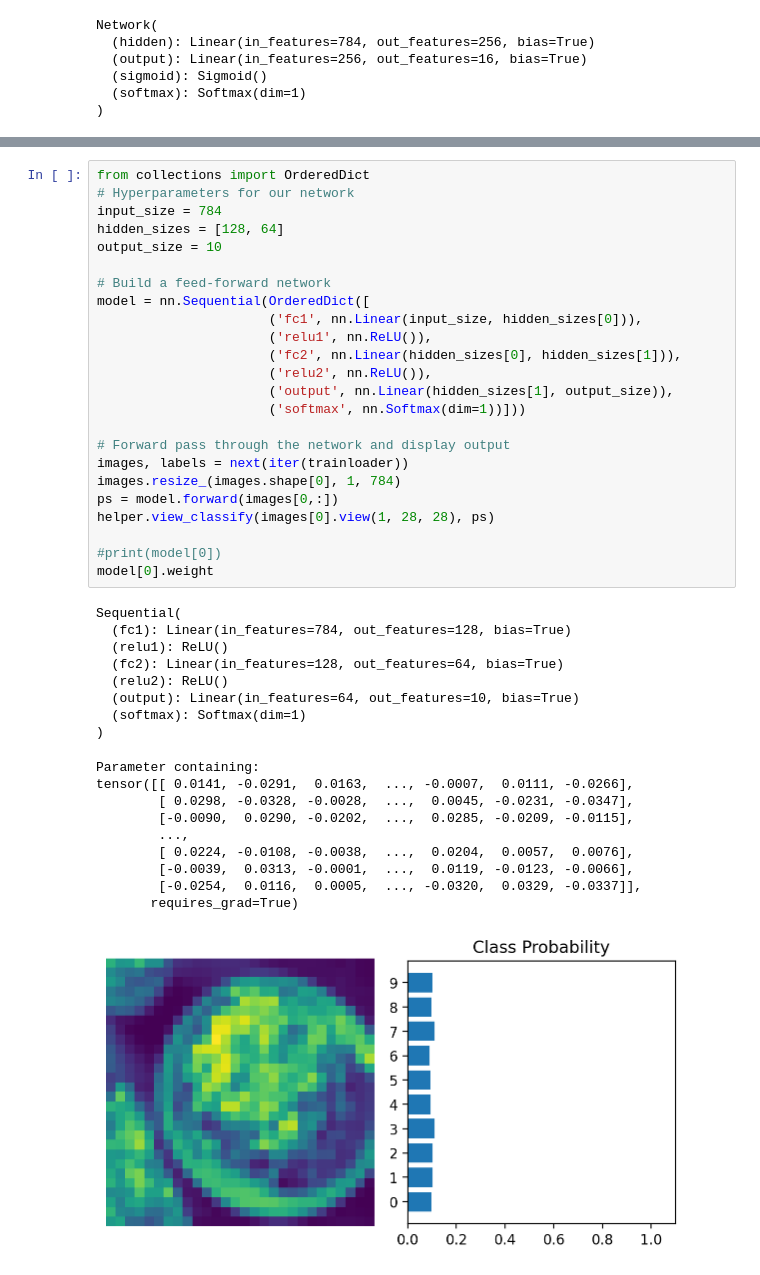
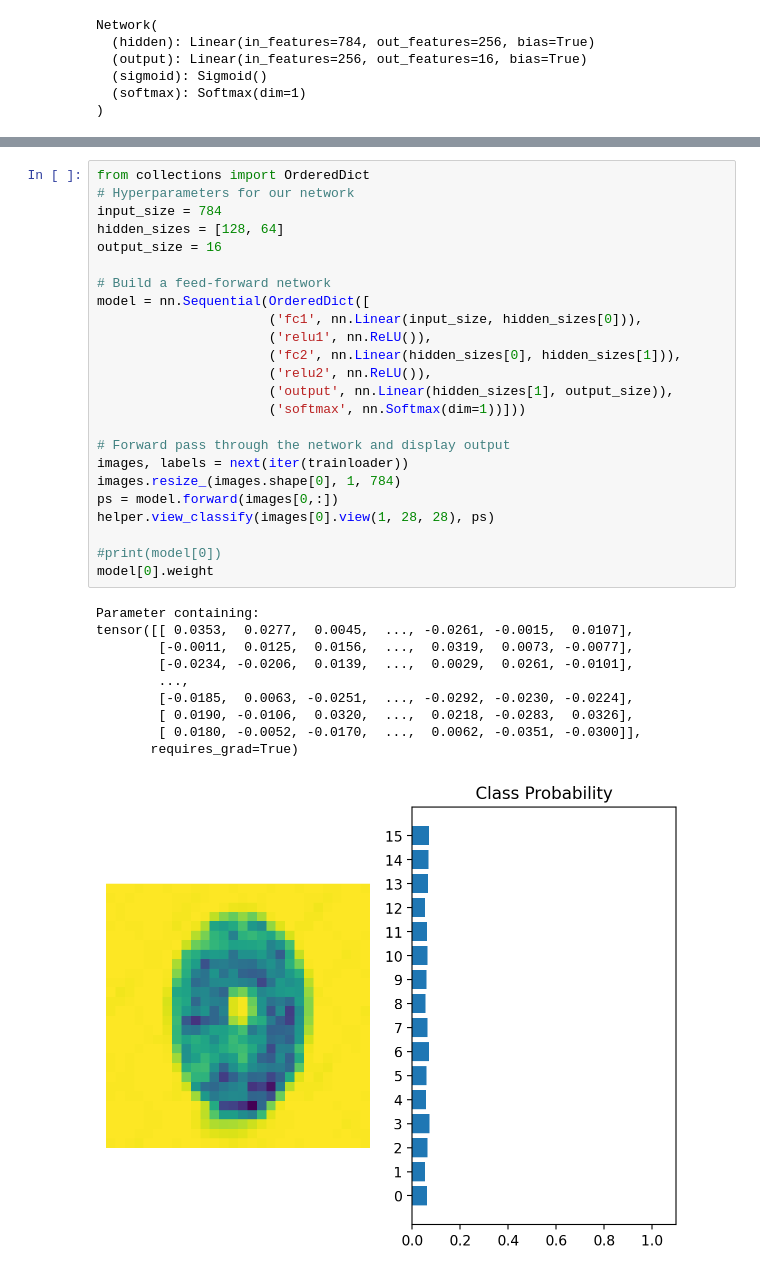
Before and after one commit to SARTDv/FoodClassificationUv, a Jupyter notebook: ex2.ipynb, the cells around one changed output, grey strips where cells are left out. Cells and saved outputs as stored; diff of their text form.

```diff
--- a/ex2.ipynb
+++ b/ex2.ipynb
@@ -180,43 +182,35 @@ helper.view_classify(img.view(1, 28, 28), ps)
 # %%
 from collections import OrderedDict
 # Hyperparameters for our network
 input_size = 784
 hidden_sizes = [128, 64]
-output_size = 10
+output_size = 16
 
 # Build a feed-forward network
 model = nn.Sequential(OrderedDict([
                       ('fc1', nn.Linear(input_size, hidden_sizes[0])),
                       ('relu1', nn.ReLU()),
                       ('fc2', nn.Linear(hidden_sizes[0], hidden_sizes[1])),
                       ('relu2', nn.ReLU()),
                       ('output', nn.Linear(hidden_sizes[1], output_size)),
                       ('softmax', nn.Softmax(dim=1))]))
 
 # Forward pass through the network and display output
 images, labels = next(iter(trainloader))
 images.resize_(images.shape[0], 1, 784)
 ps = model.forward(images[0,:])
 helper.view_classify(images[0].view(1, 28, 28), ps)
 
 #print(model[0])
 model[0].weight
 # %% [output]
-Sequential(
-  (fc1): Linear(in_features=784, out_features=128, bias=True)
-  (relu1): ReLU()
-  (fc2): Linear(in_features=128, out_features=64, bias=True)
-  (relu2): ReLU()
-  (output): Linear(in_features=64, out_features=10, bias=True)
-  (softmax): Softmax(dim=1)
-)
+Parameter containing:
+tensor([[ 0.0353,  0.0277,  0.0045,  ..., -0.0261, -0.0015,  0.0107],
+        [-0.0011,  0.0125,  0.0156,  ...,  0.0319,  0.0073, -0.0077],
+        [-0.0234, -0.0206,  0.0139,  ...,  0.0029,  0.0261, -0.0101],
+        ...,
+        [-0.0185,  0.0063, -0.0251,  ..., -0.0292, -0.0230, -0.0224],
+        [ 0.0190, -0.0106,  0.0320,  ...,  0.0218, -0.0283,  0.0326],
+        [ 0.0180, -0.0052, -0.0170,  ...,  0.0062, -0.0351, -0.0300]],
+       requires_grad=True)
-Parameter containing:
-tensor([[ 0.0141, -0.0291,  0.0163,  ..., -0.0007,  0.0111, -0.0266],
-        [ 0.0298, -0.0328, -0.0028,  ...,  0.0045, -0.0231, -0.0347],
-        [-0.0090,  0.0290, -0.0202,  ...,  0.0285, -0.0209, -0.0115],
-        ...,
-        [ 0.0224, -0.0108, -0.0038,  ...,  0.0204,  0.0057,  0.0076],
-        [-0.0039,  0.0313, -0.0001,  ...,  0.0119, -0.0123, -0.0066],
-        [-0.0254,  0.0116,  0.0005,  ..., -0.0320,  0.0329, -0.0337]],
-       requires_grad=True)
-[figure, old version]
+[figure, new version]
```
Also changed, not shown: parts of 4 cells of this notebook.
